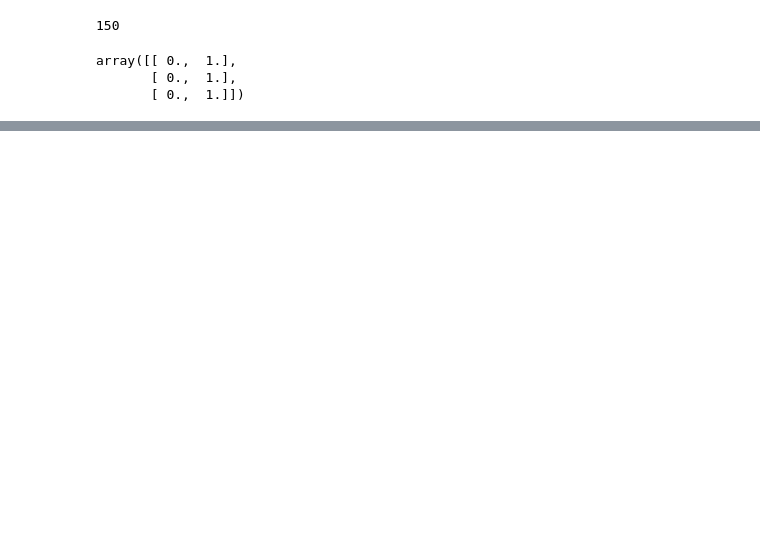
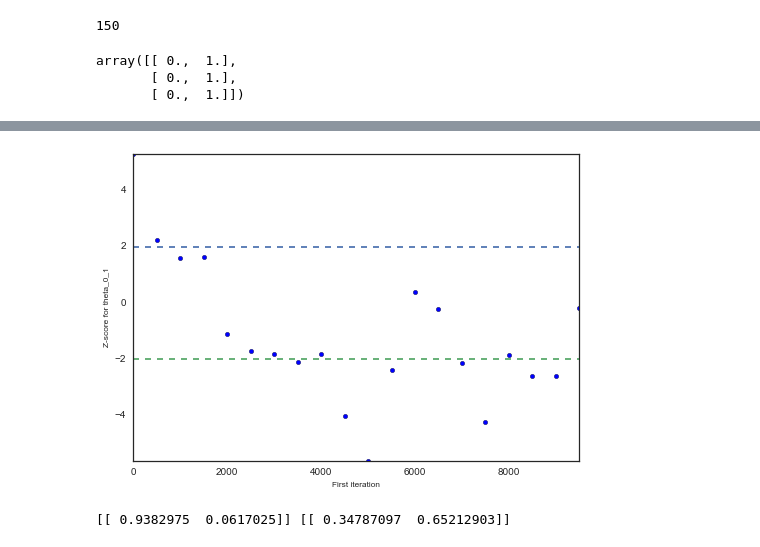
Before and after one commit to jeewon-hwang/AM207_homework_2016, a Jupyter notebook: AM207_JeewonHwang_HW3.ipynb, the cells around one changed output, grey strips where cells are left out. Drawn from its saved outputs; the diff is of its cells as text; code cells hidden in the pictures; blank space fills up the shorter version.

```diff
--- a/AM207_JeewonHwang_HW3.ipynb
+++ b/AM207_JeewonHwang_HW3.ipynb
@@ -697,8 +686,0 @@ print a
-# %%
-list1 = np.array([3.1,2,4,1])
-list2 = np.array(["three","two","four","one"])
-idx   = np.argsort(list1)
-
-list1 = np.array(list1)[idx]
-list2 = np.array(list2)[idx]
-print list1
@@ -827,0 +781,5 @@ array([[ 0.,  1.],
+# %%
+hyper_lambda1 = np.array([10., 1.])
+hyper_lambda2 = np.array([1., 10.])
+big_lambda = np.vstack((hyper_lambda1, hyper_lambda2))
+print big_lambda
@@ -827,0 +862,11 @@ array([[ 0.,  1.],
+# %%
+pm.Matplot.geweke_plot(pm.geweke(mcmc.trace('theta_0')[:,0,1]), "theta_0_1")
+# pm.Matplot.geweke_plot(pm.geweke(mcmc.trace('theta_1')[:,0,1]), "theta_1_1")
+# pm.Matplot.geweke_plot(pm.geweke(mcmc.trace('theta_2')[:,0,0]), "theta_2_0")
+# pm.Matplot.geweke_plot(pm.geweke(mcmc.trace('theta_2')[:,0,1]), "theta_2_1")
+# %% [output]
+[figure, added]
+# %%
+print mcmc.trace('theta_0')[-1],mcmc.trace('theta_1')[-1]
+# %% [output]
+[[ 0.9382975  0.0617025]] [[ 0.34787097  0.65212903]]
```
Also changed, not shown: parts of 32 cells of this notebook.
